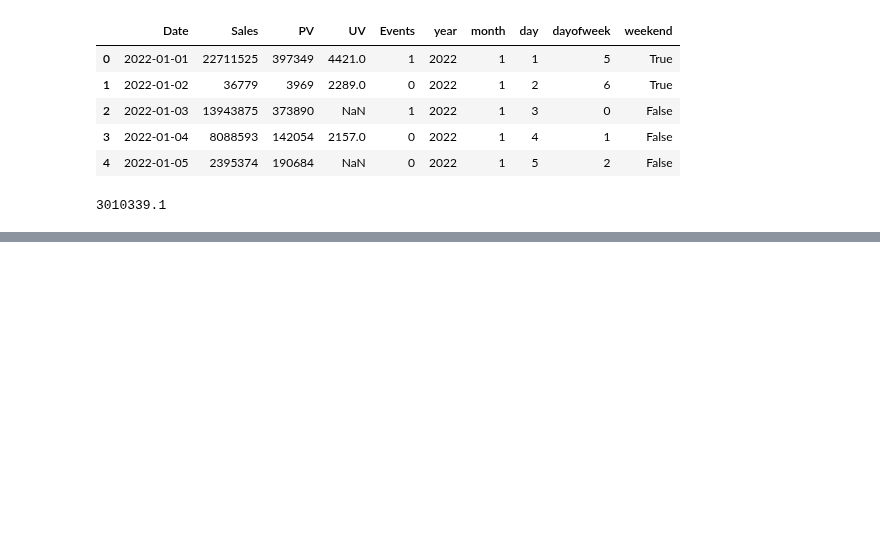
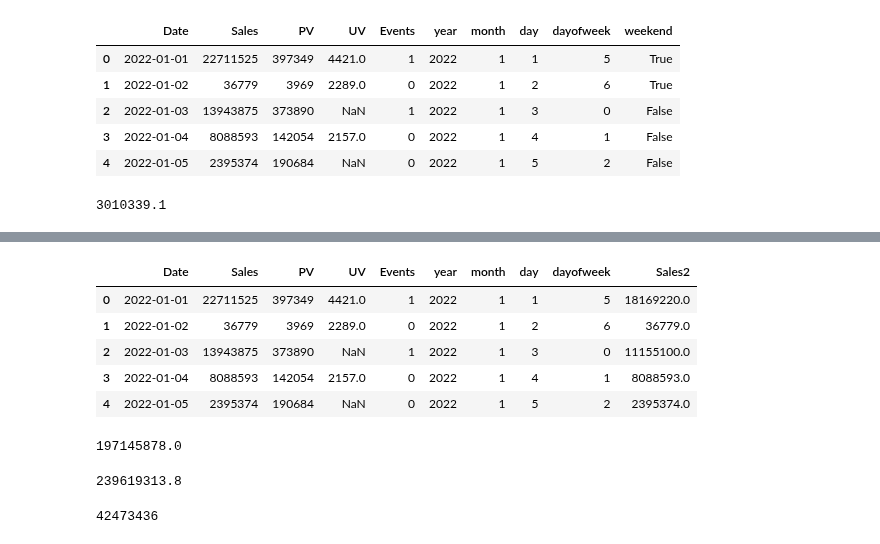
Before and after one commit to zudata/BEAKJOON, a Jupyter notebook: study/Big Data Certification study.ipynb, the cells around one changed output, grey strips where cells are left out. Drawn from its saved outputs; the diff is of its cells as text; code cells hidden in the pictures; blank space fills up the shorter version.

```diff
--- a/study/Big Data Certification study.ipynb
+++ b/study/Big Data Certification study.ipynb
@@ -1083,0 +1088,5 @@ round(weekend - weekday, 1)
+# %%
+# 라이브러리 및 데이터 불러오기
+import pandas as pd
+
+df = pd.read_csv('data/BDC/bdc_basic/basic2.csv', parse_dates=['Date'])
@@ -1083,0 +1102,47 @@ round(weekend - weekday, 1)
+# %%
+# 날짜 컬럼 생성
+df['year'] = df['Date'].dt.year
+df['month'] = df['Date'].dt.month
+df['day'] = df['Date'].dt.day
+df['dayofweek'] = df['Date'].dt.dayofweek
+# %%
+# 이벤트가 1인 sales값은 80%만 반영
+
+def event_sales(x):
+    if x['Events'] == 1:
+        x['Sales2'] = x['Sales']*0.8
+    else:
+        x['Sales2'] = x['Sales']
+    return x
+
+
+df = df.apply(lambda x: event_sales(x), axis=1) #1일 경우 row, 0일 경우 컬럼
+df.head()
+# %% [output]
+|  | Date | Sales | PV | UV | Events | year | month | day | dayofweek | Sales2 |
+| 0 | 2022-01-01 | 22711525 | 397349 | 4421.0 | 1 | 2022 | 1 | 1 | 5 | 18169220.0 |
+| 1 | 2022-01-02 | 36779 | 3969 | 2289.0 | 0 | 2022 | 1 | 2 | 6 | 36779.0 |
+| 2 | 2022-01-03 | 13943875 | 373890 | NaN | 1 | 2022 | 1 | 3 | 0 | 11155100.0 |
+| 3 | 2022-01-04 | 8088593 | 142054 | 2157.0 | 0 | 2022 | 1 | 4 | 1 | 8088593.0 |
+| 4 | 2022-01-05 | 2395374 | 190684 | NaN | 0 | 2022 | 1 | 5 | 2 | 2395374.0 |
+# %%
+# 2022년 월별 합계 중 가장 큰 값
+cond = df['year'] == 2022
+df1 = df[cond]
+sale1 = df1.groupby('month')['Sales2'].sum().max()
+sale1
+# %% [output]
+197145878.0
+# %%
+# 2023년 월별 합계 중 가장 큰 값
+cond = df['year'] == 2023
+df2 = df[cond]
+sale2 = df2.groupby('month')['Sales2'].sum().max()
+sale2
+# %% [output]
+239619313.8
+# %%
+# 결과값 반올림 후 정수 출력
+int(round(abs(sale1 - sale2),0))
+# %% [output]
+42473436
```
Also changed, not shown: parts of 2 cells of this notebook.
